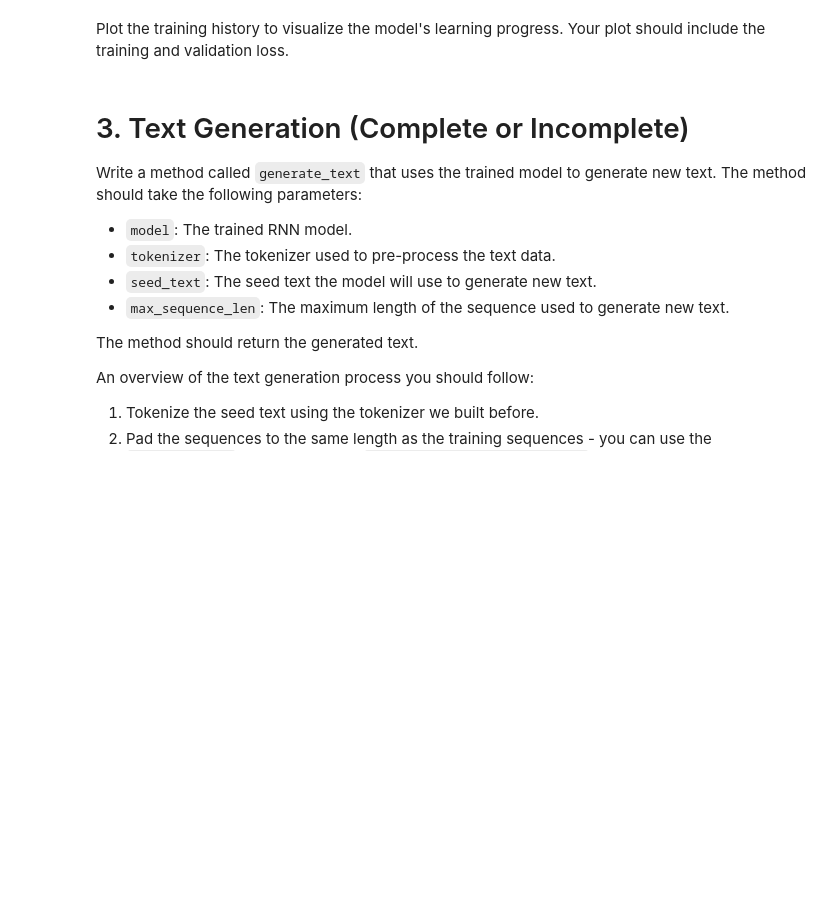
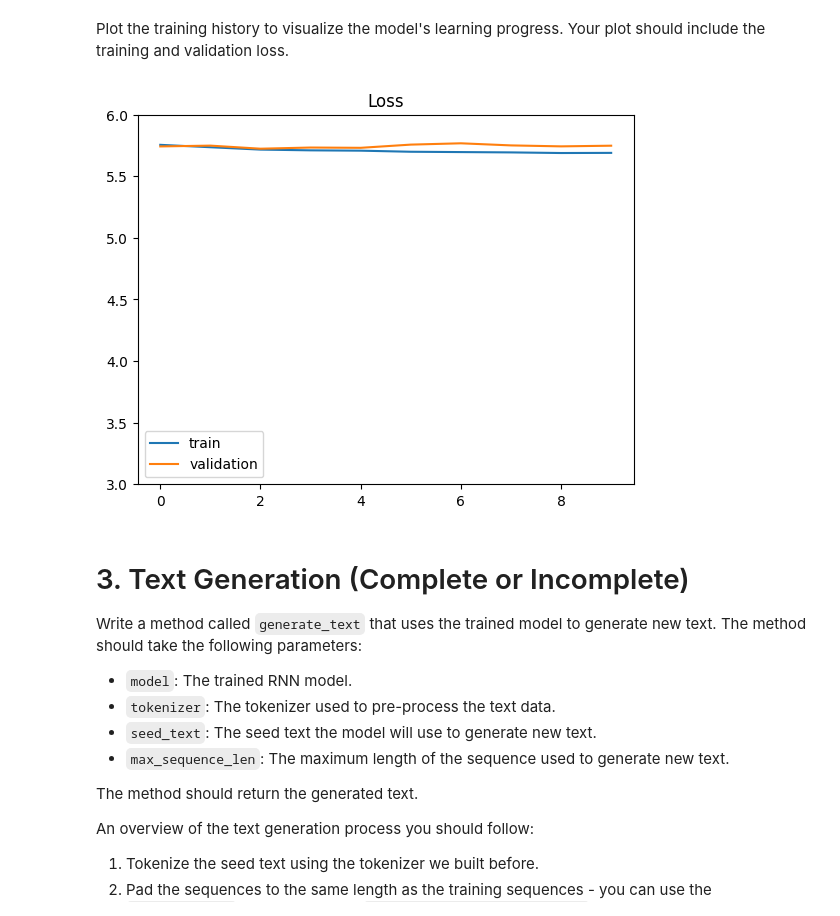
Before and after one commit to KathrynVozoris/deep_learning, a Jupyter notebook: 02_activities/assignments/assignment_2.ipynb, the cells around one changed output. Cells and saved outputs as stored; diff of their text form; code cells hidden in the pictures; blank space fills up the shorter version.

```diff
--- a/02_activities/assignments/assignment_2.ipynb
+++ b/02_activities/assignments/assignment_2.ipynb
@@ -93,11 +102,11 @@ text_lower = text.lower()
 
 word_list = text_lower.split()
 
-VOCAB_SIZE = 500
-OOV_TOKEN = "OOV-unknown"
+VOCAB_SIZE = 2000
+OOV_TOKEN = "-OOV-"
 
 tokenizer = Tokenizer(num_words=VOCAB_SIZE, oov_token=OOV_TOKEN)
-tokenizer.fit_on_texts(word_list )
+tokenizer.fit_on_texts(word_list)
 
 word_index = tokenizer.word_index
 print('Found %s unique tokens.' % len(word_index))
@@ -192,10 +203,14 @@ Define the architecture of your RNN model. You can design it however you like, b
 *   A dense layer with a softmax activation function. This layer will output a probability distribution over the vocabulary, so that the model can make predictions about the next token.
 # %%
 from keras.models import Sequential
-from keras.layers import Embedding, LSTM, Dense
+from keras.layers import Embedding, LSTM, Dense, GlobalAveragePooling1D
 
 model = Sequential([
-    # Your code here
+    Embedding(VOCAB_SIZE, input_length=SEQ_LENGTH, output_dim=64),
+
+    GlobalAveragePooling1D(), # This layer averages the embeddings of all words in the sequence
+    Dense(128),
+    Dense(VOCAB_SIZE, activation='softmax') # This layer outputs a probability distribution over the 5 classes
 ])
 
 # Check if the model has layers before trying to print the summary
@@ -212,7 +229,13 @@ Give a short explanation of your choice of loss function and optimizer:
 
 _your explanation here_
 # %%
-# Your code here
+from tensorflow.keras.optimizers import Adam
+
+model.compile(
+    loss='categorical_crossentropy',
+    optimizer=Adam(learning_rate=0.03),
+    metrics=['accuracy']
+)
 # %% [markdown]
 ## 2.3 Model Training
 
@@ -221,4 +244,5 @@ Train the model on the training data you've prepared.
 * Train your model for 5 epochs with a batch size of 128. Use the validation data for validation.
 * Store the training history in a variable called `history`.
 # %%
-# Your code here
+history = model.fit(X_train, y_train, validation_data=(X_val,y_val),
+          epochs=10, batch_size=128)
@@ -227,7 +272,14 @@ Plot the training history to visualize the model's learning progress. Your plot
 # %%
 import matplotlib.pyplot as plt
 
-# Your code here
+plt.plot(history.history['loss'], label='train')
+plt.plot(history.history['val_loss'], label='validation')
+plt.ylim(3, 6)
+plt.legend(loc='best')
+plt.xlabel("")
+plt.title('Loss');
+# %% [output]
+[figure, added]
 # %% [markdown]
 # 3. Text Generation (Complete or Incomplete)
 
```
Also changed, not shown: parts of 14 cells of this notebook.
